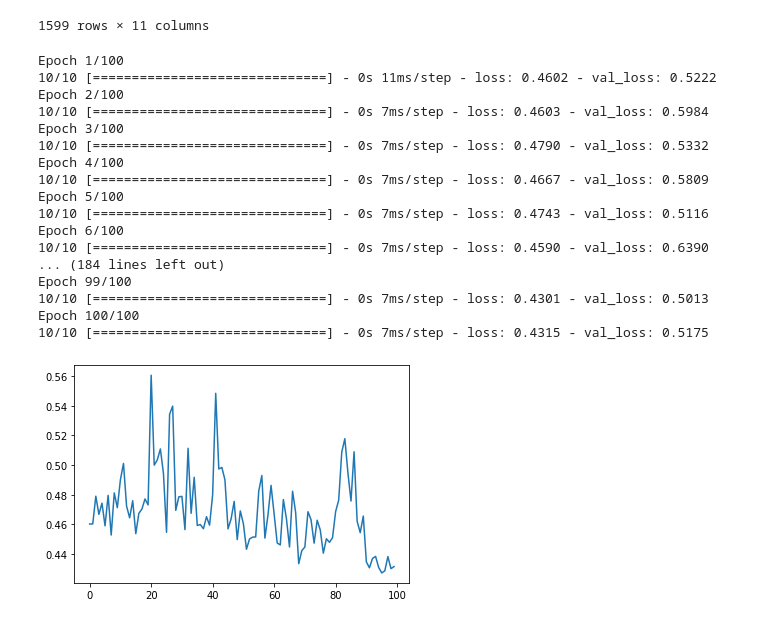
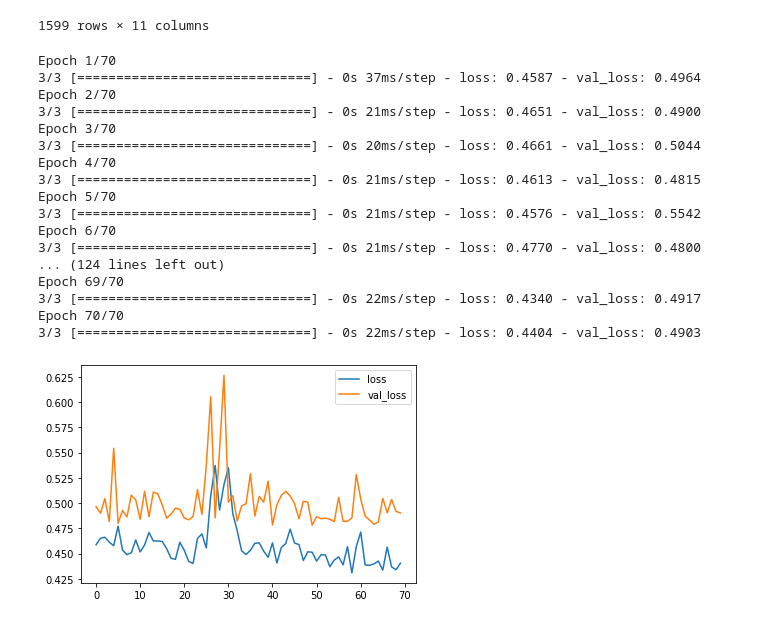
Before and after one commit to ayushsubedi/TBC_2021_deep_learning, a Jupyter notebook: 5_Stochastic_Gradient_Descent.ipynb, the cells around one changed output. Cells and saved outputs as stored; diff of their text form; code cells hidden in the pictures.

```diff
--- a/5_Stochastic_Gradient_Descent.ipynb
+++ b/5_Stochastic_Gradient_Descent.ipynb
@@ -54,29 +54,29 @@ X_train, X_valid, y_train, y_valid = train_test_split(X, y)
 history = model.fit(
     np.array(X_train), np.array(y_train),
     validation_data=(np.array(X_valid), np.array(y_valid)),
-    batch_size=128,
-    epochs=100,
+    batch_size=512,
+    epochs=70,
 )
 # %% [output]
-Epoch 1/100
-10/10 [==============================] - 0s 11ms/step - loss: 0.4602 - val_loss: 0.5222
-Epoch 2/100
-10/10 [==============================] - 0s 7ms/step - loss: 0.4603 - val_loss: 0.5984
-Epoch 3/100
-10/10 [==============================] - 0s 7ms/step - loss: 0.4790 - val_loss: 0.5332
-Epoch 4/100
-10/10 [==============================] - 0s 7ms/step - loss: 0.4667 - val_loss: 0.5809
-Epoch 5/100
-10/10 [==============================] - 0s 7ms/step - loss: 0.4743 - val_loss: 0.5116
-Epoch 6/100
-10/10 [==============================] - 0s 7ms/step - loss: 0.4590 - val_loss: 0.6390
-... (184 lines left out)
-Epoch 99/100
-10/10 [==============================] - 0s 7ms/step - loss: 0.4301 - val_loss: 0.5013
-Epoch 100/100
-10/10 [==============================] - 0s 7ms/step - loss: 0.4315 - val_loss: 0.5175
+Epoch 1/70
+3/3 [==============================] - 0s 37ms/step - loss: 0.4587 - val_loss: 0.4964
+Epoch 2/70
+3/3 [==============================] - 0s 21ms/step - loss: 0.4651 - val_loss: 0.4900
+Epoch 3/70
+3/3 [==============================] - 0s 20ms/step - loss: 0.4661 - val_loss: 0.5044
+Epoch 4/70
+3/3 [==============================] - 0s 21ms/step - loss: 0.4613 - val_loss: 0.4815
+Epoch 5/70
+3/3 [==============================] - 0s 21ms/step - loss: 0.4576 - val_loss: 0.5542
+Epoch 6/70
+3/3 [==============================] - 0s 21ms/step - loss: 0.4770 - val_loss: 0.4800
+... (124 lines left out)
+Epoch 69/70
+3/3 [==============================] - 0s 22ms/step - loss: 0.4340 - val_loss: 0.4917
+Epoch 70/70
+3/3 [==============================] - 0s 22ms/step - loss: 0.4404 - val_loss: 0.4903
 # %%
 history_df = pd.DataFrame(history.history)
-history_df['loss'].plot();
+history_df.plot();
 # %% [output]
-[figure, old version]
+[figure, new version]
```
Also changed, not shown: parts of 1 cell of this notebook, 2 other files.
